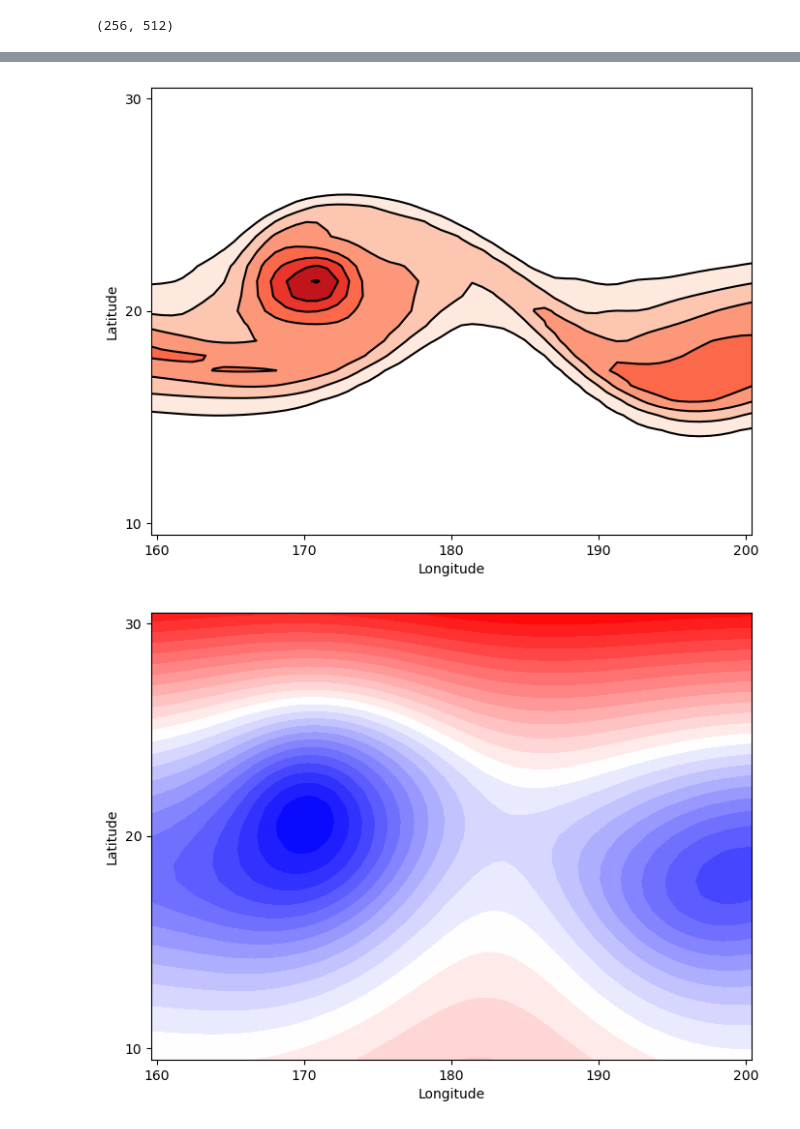
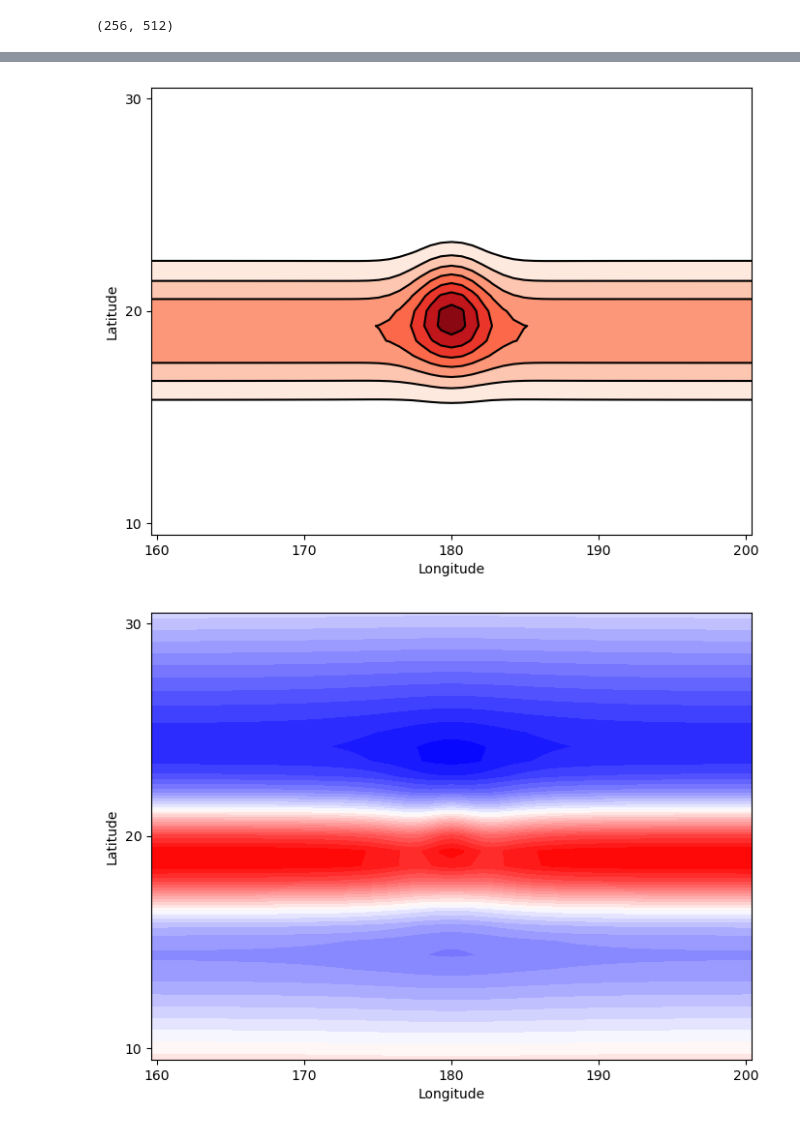
Before and after one commit to PeterLin54088/Deprecated-IdealizedGCM-DynamicalCore, a Jupyter notebook: exp/shallow_water/plot/PLOT.ipynb, the cells around one changed output, grey strips where cells are left out. Saved outputs shown, nothing was run; the diff lists cells and outputs as text; code cells hidden in the pictures.

```diff
--- a/exp/shallow_water/plot/PLOT.ipynb
+++ b/exp/shallow_water/plot/PLOT.ipynb
@@ -10,4 +10,4 @@ os.getcwd()
 # %%
-file = h5py.File('SWM.jld2', 'r')
+file = h5py.File('./../output/SWM_7562223.jld2', 'r')
 print(file)
 # %% [output]
@@ -69,7 +69,7 @@ print(lons.shape)
 # %% [output]
 (256, 512)
 # %%
-time = 72
+time = 0
 x1 = 227
 x2 = 286
 y1 = 141
@@ -107,5 +107,5 @@ plt.show()
-[figure, old version]
+[figure, new version]
-[figure, old version]
+[figure, new version]
 # %%
 def evolution_var_2D(data, name):
     fig, ax = plt.subplots(figsize=(16, 9),
```
Also changed, not shown: parts of 6 cells of this notebook, 11 other files.
